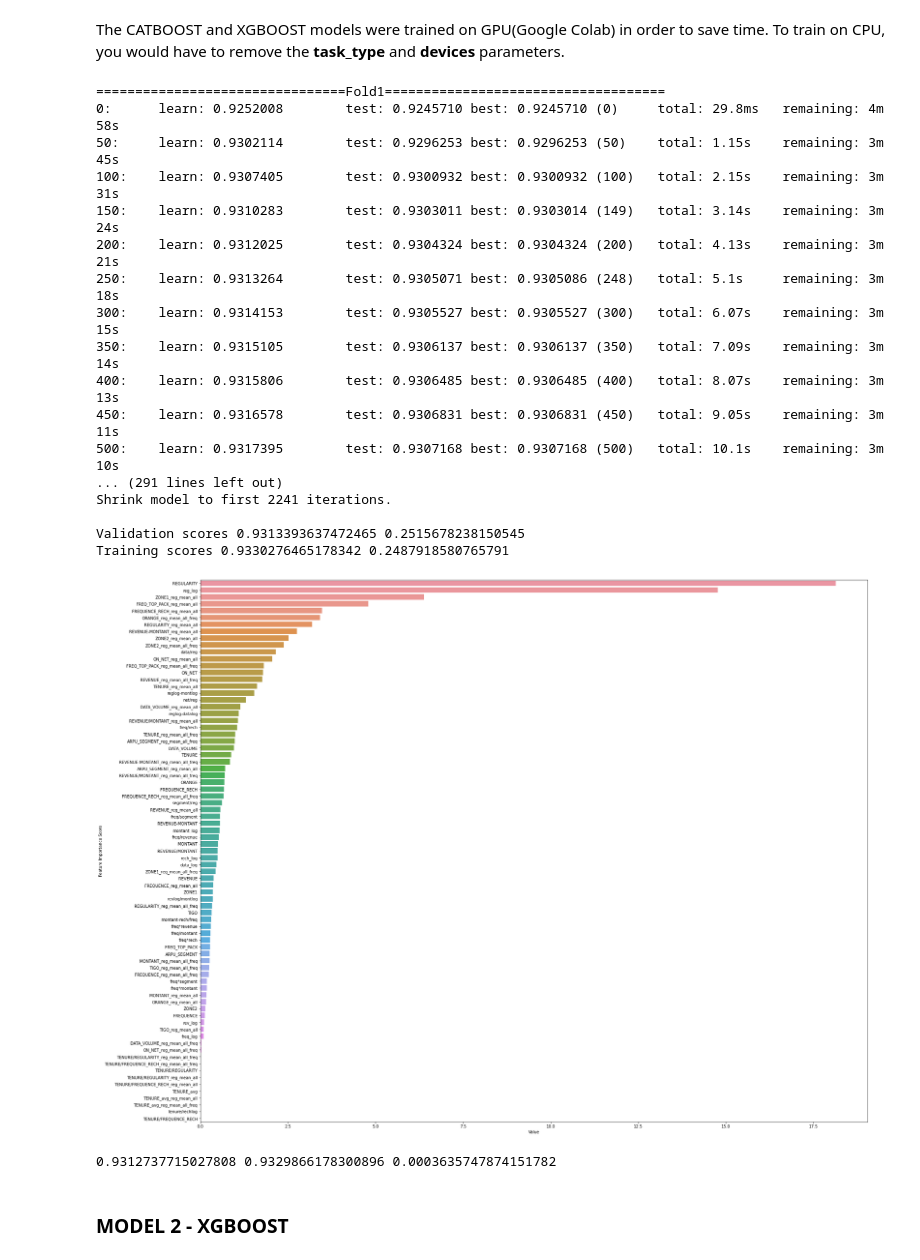
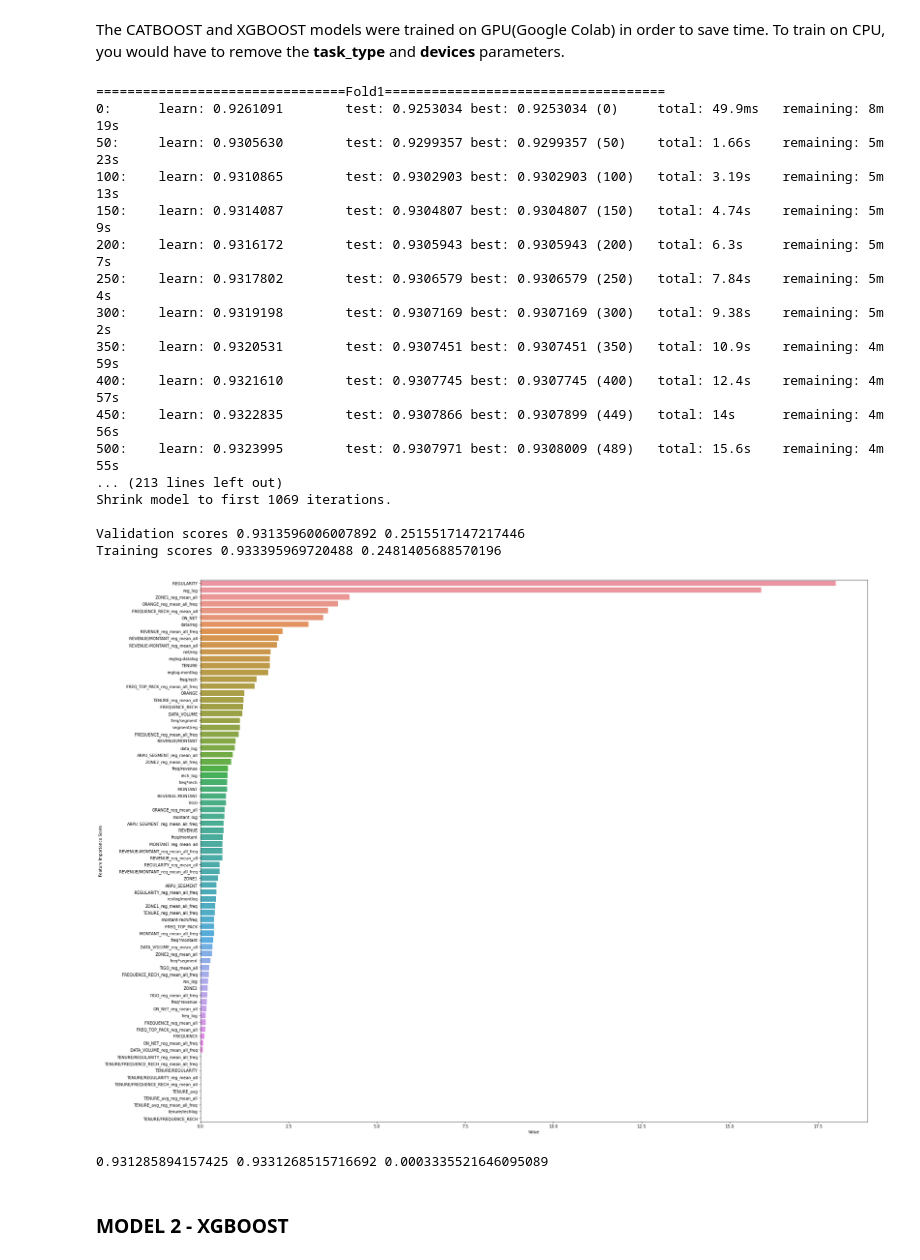
Before and after one commit to muluwork-shegaw/Expresso-Churn-Prediction-Challenge-by-AIMS-Ghana, a Jupyter notebook: solution.ipynb, the cells around one changed output. Drawn from its saved outputs; the diff is of its cells as text; code cells hidden in the pictures.

```diff
--- a/solution.ipynb
+++ b/solution.ipynb
@@ -62,7 +61,7 @@ class func() :
 
     def fit(self, plot):
         def catboost_fit(X_train, X_test, y_train, y_test):
-            self.model.fit(X_train,y_train,eval_set=[(X_test,y_test)],early_stopping_rounds=500,
+            self.model.fit(X_train,y_train,eval_set=[(X_test,y_test)],early_stopping_rounds=1000,
                            verbose=50,use_best_model=True)
             x_test_predict = self.model.predict_proba(X_test)[:,1]
             x_train_predict = self.model.predict_proba(X_train)[:,1]
@@ -71,7 +70,7 @@ class func() :
             return x_test_predict, x_train_predict
 
         def xgboost_fit(X_train, X_test, y_train, y_test):
-            self.model.fit(X_train, y_train, early_stopping_rounds = 300, eval_metric="auc",
+            self.model.fit(X_train, y_train, early_stopping_rounds = 1000, eval_metric="auc",
                            eval_set=[(X_test, y_test)], verbose = True)
             x_test_predict = self.model.predict_proba(X_test, ntree_limit = self.model.get_booster().best_ntree_limit)[:,1]
             x_train_predict = self.model.predict_proba(X_train, ntree_limit = self.model.get_booster().best_ntree_limit)[:,1]
@@ -273,31 +272,36 @@ test = test.reset_index(drop=True)
 # %% [markdown]
 The CATBOOST and XGBOOST models were trained on GPU(Google Colab) in order to save time. To train on CPU, you would have to remove the **task_type** and **devices** parameters.
 # %%
-catboost = cat_.CatBoostClassifier(n_estimators=10000, max_depth=6, eval_metric='AUC', reg_lambda = 370, task_type="GPU", devices='0:1')
+catboost = cat_.CatBoostClassifier(n_estimators=10000,
+                                   max_depth=9,
+                                   eval_metric='AUC',
+                                   reg_lambda = 370,
+                                   task_type="GPU",
+                                   devices='0:1')
 # catboost = cat_.CatBoostClassifier(n_estimators=10000, max_depth=6, eval_metric='AUC', reg_lambda = 370)
 
 func_= func(train, target, test, catboost, 'catboost', 1000)
 val_p1, test_p1, model1 = func_()
 # %% [output]
 ================================Fold1====================================
-0:      learn: 0.9252008        test: 0.9245710 best: 0.9245710 (0)     total: 29.8ms   remaining: 4m 58s
-50:     learn: 0.9302114        test: 0.9296253 best: 0.9296253 (50)    total: 1.15s    remaining: 3m 45s
-100:    learn: 0.9307405        test: 0.9300932 best: 0.9300932 (100)   total: 2.15s    remaining: 3m 31s
-150:    learn: 0.9310283        test: 0.9303011 best: 0.9303014 (149)   total: 3.14s    remaining: 3m 24s
-200:    learn: 0.9312025        test: 0.9304324 best: 0.9304324 (200)   total: 4.13s    remaining: 3m 21s
-250:    learn: 0.9313264        test: 0.9305071 best: 0.9305086 (248)   total: 5.1s     remaining: 3m 18s
-300:    learn: 0.9314153        test: 0.9305527 best: 0.9305527 (300)   total: 6.07s    remaining: 3m 15s
-350:    learn: 0.9315105        test: 0.9306137 best: 0.9306137 (350)   total: 7.09s    remaining: 3m 14s
-400:    learn: 0.9315806        test: 0.9306485 best: 0.9306485 (400)   total: 8.07s    remaining: 3m 13s
-450:    learn: 0.9316578        test: 0.9306831 best: 0.9306831 (450)   total: 9.05s    remaining: 3m 11s
-500:    learn: 0.9317395        test: 0.9307168 best: 0.9307168 (500)   total: 10.1s    remaining: 3m 10s
-... (291 lines left out)
-Shrink model to first 2241 iterations.
+0:      learn: 0.9261091        test: 0.9253034 best: 0.9253034 (0)     total: 49.9ms   remaining: 8m 19s
+50:     learn: 0.9305630        test: 0.9299357 best: 0.9299357 (50)    total: 1.66s    remaining: 5m 23s
+100:    learn: 0.9310865        test: 0.9302903 best: 0.9302903 (100)   total: 3.19s    remaining: 5m 13s
+150:    learn: 0.9314087        test: 0.9304807 best: 0.9304807 (150)   total: 4.74s    remaining: 5m 9s
+200:    learn: 0.9316172        test: 0.9305943 best: 0.9305943 (200)   total: 6.3s     remaining: 5m 7s
+250:    learn: 0.9317802        test: 0.9306579 best: 0.9306579 (250)   total: 7.84s    remaining: 5m 4s
+300:    learn: 0.9319198        test: 0.9307169 best: 0.9307169 (300)   total: 9.38s    remaining: 5m 2s
+350:    learn: 0.9320531        test: 0.9307451 best: 0.9307451 (350)   total: 10.9s    remaining: 4m 59s
+400:    learn: 0.9321610        test: 0.9307745 best: 0.9307745 (400)   total: 12.4s    remaining: 4m 57s
+450:    learn: 0.9322835        test: 0.9307866 best: 0.9307899 (449)   total: 14s      remaining: 4m 56s
+500:    learn: 0.9323995        test: 0.9307971 best: 0.9308009 (489)   total: 15.6s    remaining: 4m 55s
+... (213 lines left out)
+Shrink model to first 1069 iterations.
 
-Validation scores 0.9313393637472465 0.2515678238150545
-Training scores 0.9330276465178342 0.2487918580765791
+Validation scores 0.9313596006007892 0.2515517147217446
+Training scores 0.933395969720488 0.2481405688570196
-[figure, old version]
+[figure, new version]
-0.9312737715027808 0.9329866178300896 0.0003635747874151782
+0.931285894157425 0.9331268515716692 0.0003335521646095089
 # %% [markdown]
 ### **MODEL 2 - XGBOOST**
 # %% [markdown]
```
Also changed, not shown: parts of 5 cells of this notebook.
